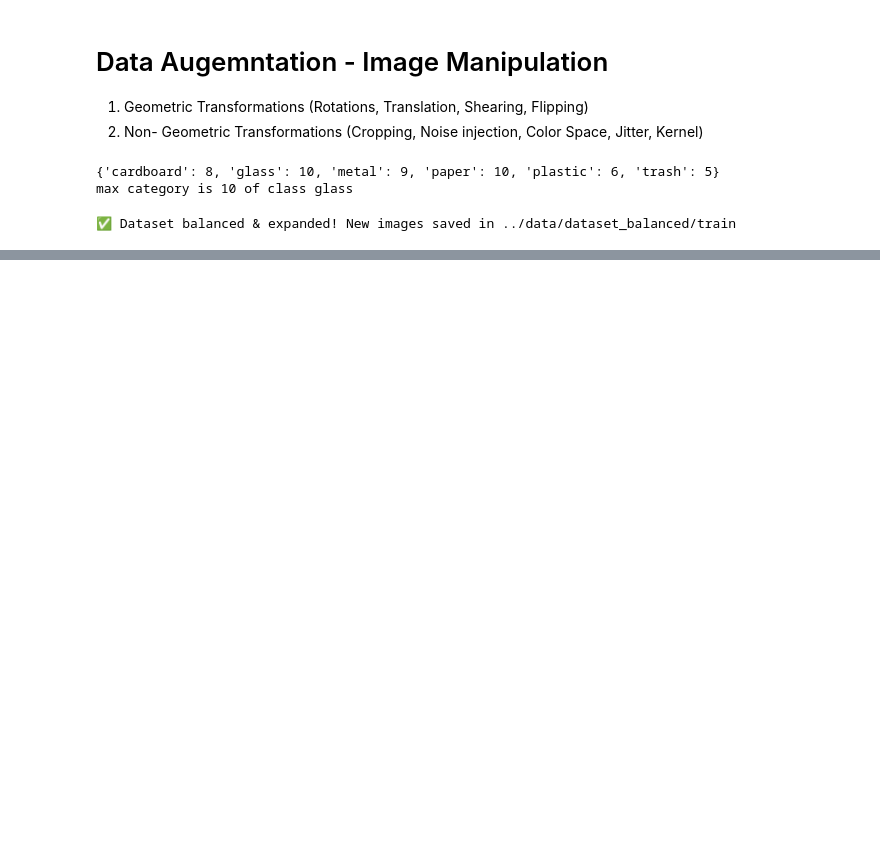
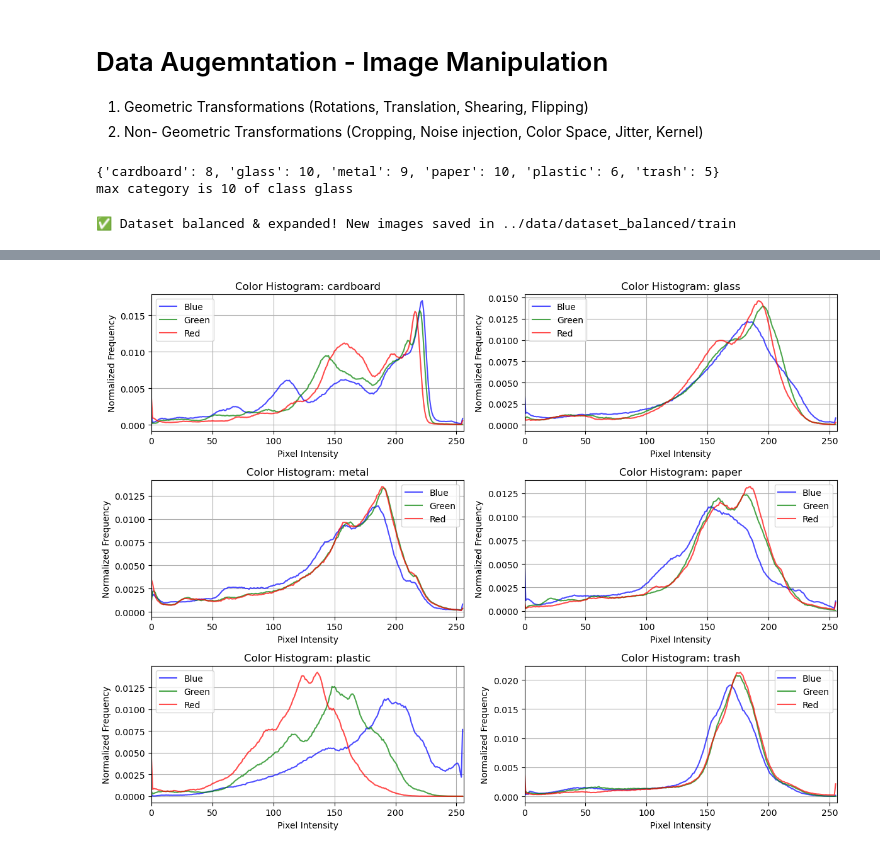
Before and after one commit to annitziak/Trash_Image_Classification, a Jupyter notebook: src/da_image_manipulation.ipynb, the cells around one changed output, grey strips where cells are left out. Cells and saved outputs as stored; diff of their text form; code cells hidden in the pictures; blank space fills up the shorter version.

```diff
--- a/src/da_image_manipulation.ipynb
+++ b/src/da_image_manipulation.ipynb
@@ -156,0 +250,87 @@ device = torch.device("cuda:0" if torch.cuda.is_available() else "cpu")
+# %%
+from concurrent.futures import ThreadPoolExecutor
+
+def compute_color_histogram(image):
+    """
+    Computes the RGB color histogram for an image.
+    Returns a dictionary with separate histograms for R, G, B channels.
+    """
+    # Split channels
+    channels = cv2.split(image)
+    colors = ('b', 'g', 'r')  # OpenCV uses BGR order
+
+    histograms = {}
+    for i, color in enumerate(colors):
+        hist = cv2.calcHist([channels[i]], [0], None, [256], [0, 256])  # Compute histogram
+        hist = hist / hist.sum()  # Normalize histogram
+        histograms[color] = hist.flatten()  # Convert to 1D array
+
+    return histograms
+
+def process_image_histogram(image_path):
+    """
+    Reads an image and computes its color histogram.
+    """
+    image = cv2.imread(image_path)
+    if image is None:
+        return None
+    return compute_color_histogram(image)
+
+def analyze_color_histograms_per_class(train_dir):
+    """
+    Computes and plots color histograms (RGB) for each class in the training dataset.
+    Optimized with multi-threading and efficient file handling.
+    """
+    class_folders = [f.path for f in os.scandir(train_dir) if f.is_dir()]
+    num_classes = len(class_folders)
+
+    fig, axes = plt.subplots(3, 2, figsize=(12, 9))
+    axes = axes.flatten()
+
+    for idx, class_path in enumerate(class_folders):
+        class_name = os.path.basename(class_path)
+
+        # Use itertools.chain to merge jpg & png file search
+        image_files = itertools.chain(glob(os.path.join(class_path, "*.jpg")),
+                                      glob(os.path.join(class_path, "*.png")))
+
+        color_sums = {'b': np.zeros(256), 'g': np.zeros(256), 'r': np.zeros(256)}
+        num_images = 0
+
+        # Process images in parallel
+        with ThreadPoolExecutor() as executor:
+            results = list(filter(None, executor.map(process_image_histogram, image_files)))
+
+        for histograms in results:
+            for color in ('b', 'g', 'r'):
+                color_sums[color] += histograms[color]
+            num_images += 1
+
+        # Average the histograms
+        if num_images > 0:
+            for color in color_sums:
+                color_sums[color] /= num_images
+
+        # Plot histograms for the class
+        if idx < len(axes):
+            for color, label in zip(('b', 'g', 'r'), ('Blue', 'Green', 'Red')):
+                axes[idx].plot(color_sums[color], color=color, label=label, alpha=0.7)
+
+            axes[idx].set_xlim([0, 256])
+            axes[idx].set_xlabel("Pixel Intensity")
+            axes[idx].set_ylabel("Normalized Frequency")
+            axes[idx].set_title(f"Color Histogram: {class_name}")
+            axes[idx].legend()
+            axes[idx].grid(True)
+
+    # Hide unused subplots if num_classes < 6
+    for idx in range(num_classes, len(axes)):
+        axes[idx].axis('off')
+
+    plt.tight_layout()
+    plt.show()
+
+# Example usage:
+analyze_color_histograms_per_class(path)
+# %% [output]
+[figure, added]
```
Also changed, not shown: parts of 10 cells of this notebook.
